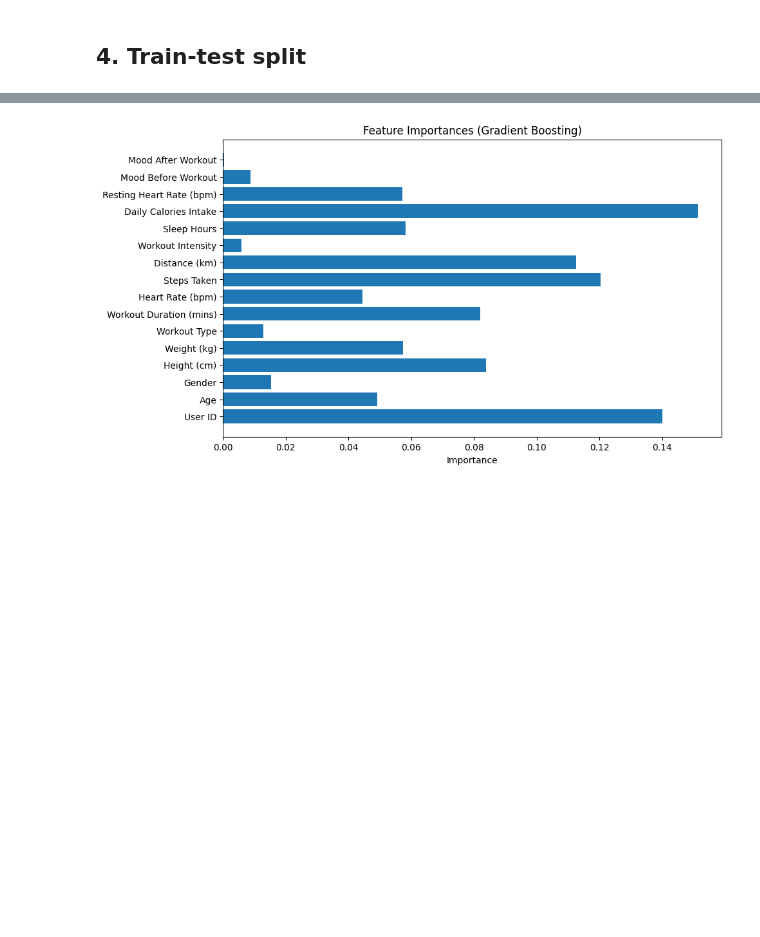
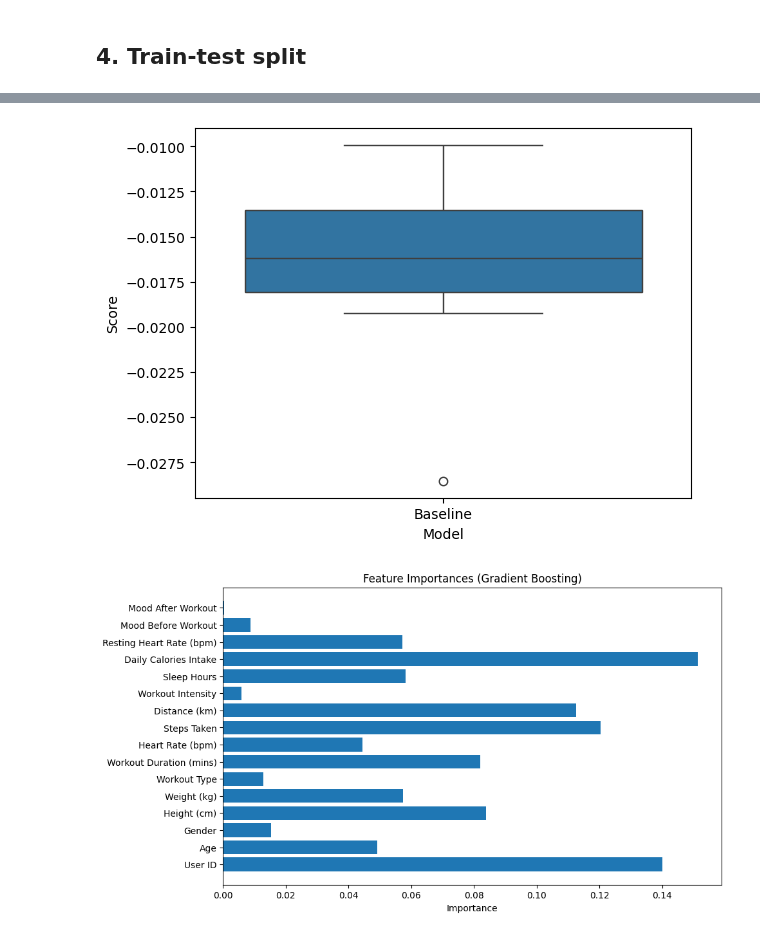
Before and after one commit to 4GeeksAcademy/gperdrizet_fitness_final_project, a Jupyter notebook: src/02_copy_clements2.ipynb, the cells around one changed output, grey strips where cells are left out. Drawn from its saved outputs; the diff is of its cells as text; code cells hidden in the pictures; blank space fills up the shorter version.

```diff
--- a/src/02_copy_clements2.ipynb
+++ b/src/02_copy_clements2.ipynb
@@ -111,5 +112,5 @@ print(df_encoded[categorical_features].head())
 # %%
 df_encoded = df_encoded.drop(columns=['Water Intake (liters)', 'VO2 Max', 'Body Fat (%)'], axis=1)
 # %%
-df_encoded
+df_encoded = df_encoded.drop(columns= ['User ID', 'Workout Intensity', 'Workout Duration (mins)', 'Heart Rate (bpm)', 'Mood Before Workout', 'Mood After Workout', 'Sleep Hours'])
 # %% [output]
@@ -192,3 +287,8 @@ Best parameters found:  {'subsample': 0.8, 'n_estimators': 100, 'min_samples_spl
+# %%
+sns.boxplot(pd.DataFrame.from_dict(cross_val_scores), x='Model', y='Score')
+plt.show()
+# %% [output]
+[figure, added]
 # %%
 import matplotlib.pyplot as plt
 
```
Also changed, not shown: parts of 15 cells of this notebook.
